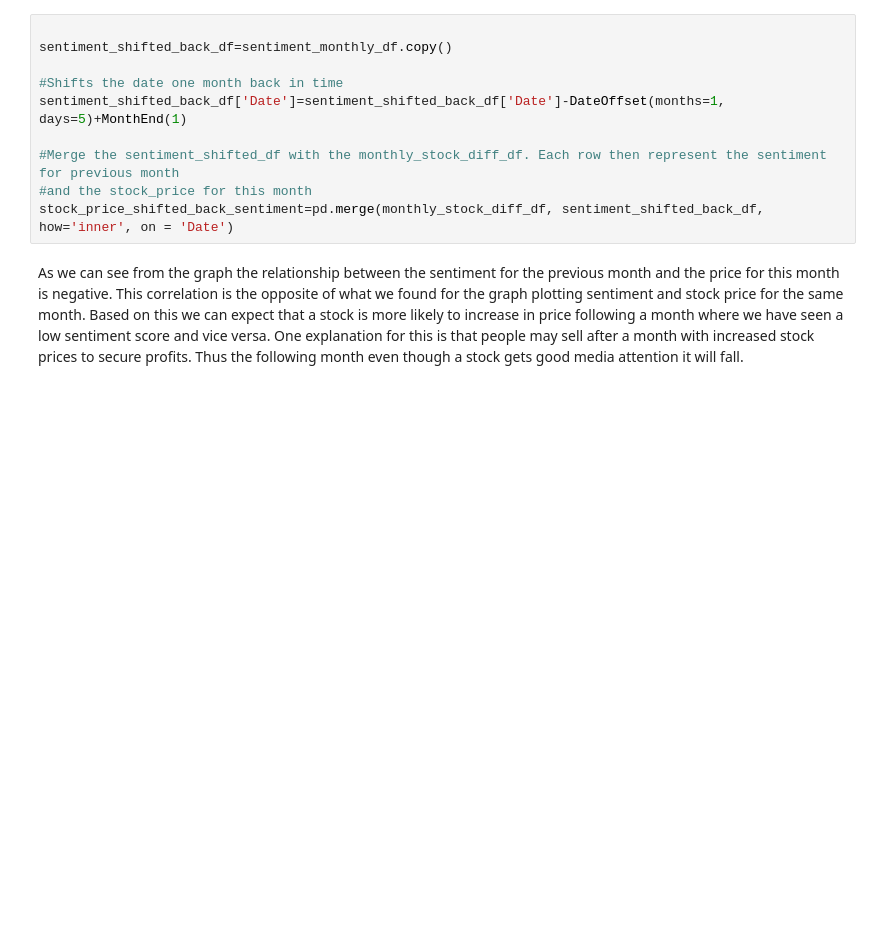
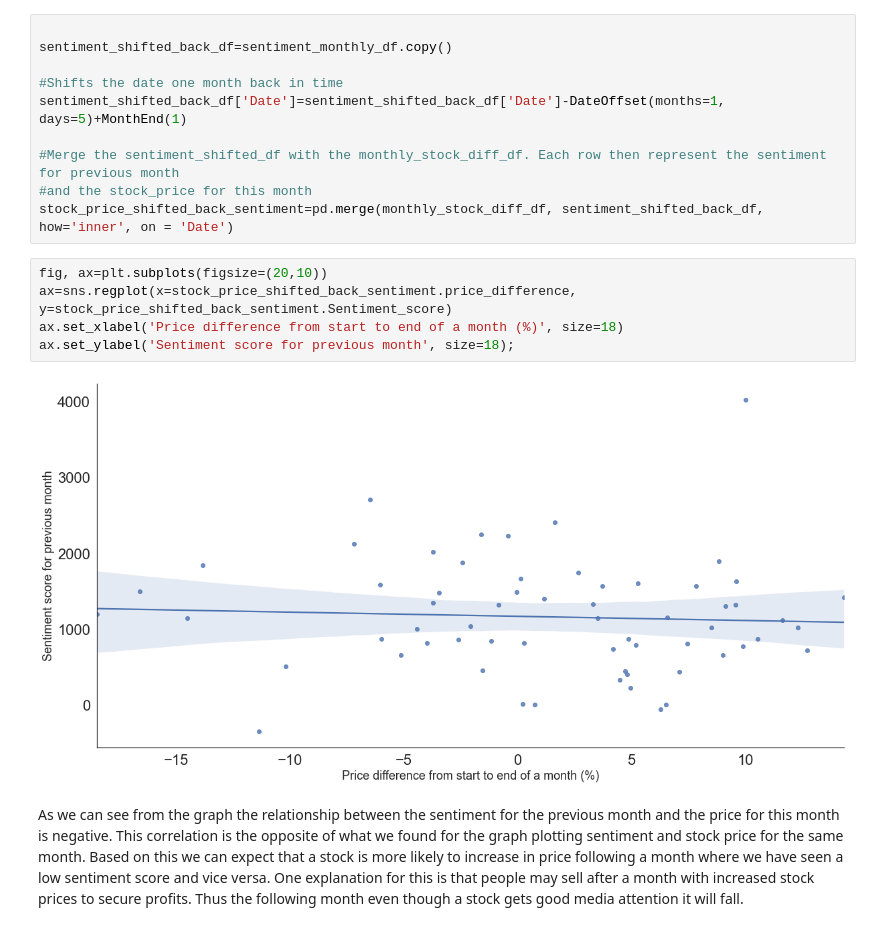
Before and after one commit to epfl-ada/ada-2021-project-club6analysis, a Jupyter notebook: stock_sentiment_analysis_2.ipynb, the cells around one changed output. Saved outputs shown, nothing was run; the diff lists cells and outputs as text; blank space fills up the shorter version.

```diff
--- a/stock_sentiment_analysis_2.ipynb
+++ b/stock_sentiment_analysis_2.ipynb
@@ -235,6 +235,13 @@ sentiment_shifted_back_df['Date']=sentiment_shifted_back_df['Date']-DateOffset(m
 #Merge the sentiment_shifted_df with the monthly_stock_diff_df. Each row then represent the sentiment for previous month
 #and the stock_price for this month
 stock_price_shifted_back_sentiment=pd.merge(monthly_stock_diff_df, sentiment_shifted_back_df, how='inner', on = 'Date')
+# %%
+fig, ax=plt.subplots(figsize=(20,10))
+ax=sns.regplot(x=stock_price_shifted_back_sentiment.price_difference, y=stock_price_shifted_back_sentiment.Sentiment_score)
+ax.set_xlabel('Price difference from start to end of a month (%)', size=18)
+ax.set_ylabel('Sentiment score for previous month', size=18);
+# %% [output]
+[figure, added]
 # %% [markdown]
 As we can see from the graph the relationship between the sentiment for the previous month and the price for this month is negative. This correlation is the opposite of what we found for the graph plotting sentiment and stock price for the same month. Based on this we can expect that a stock is more likely to increase in price following a month where we have seen a low sentiment score and vice versa. One explanation for this is that people may sell after a month with increased stock prices to secure profits. Thus the following month even though a stock gets good media attention it will fall.
 # %%
```
Also changed, not shown: parts of 6 cells of this notebook.
